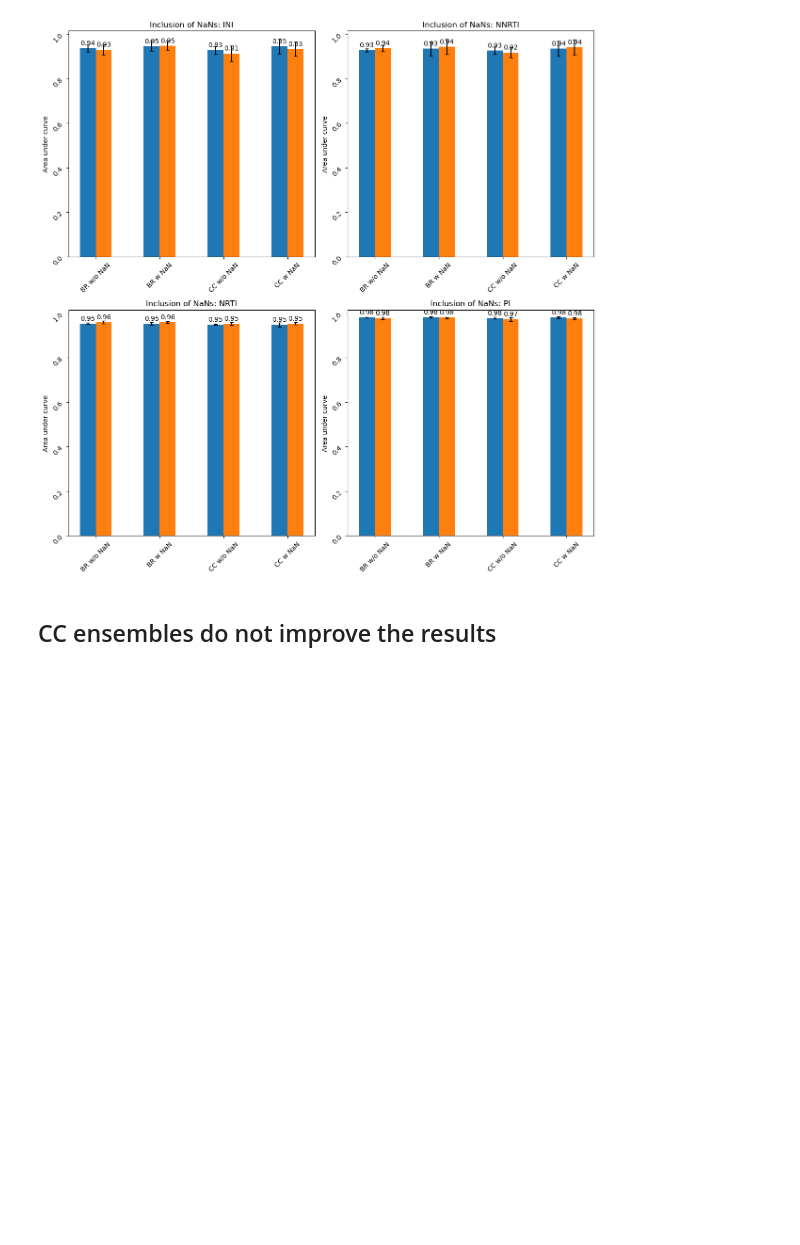
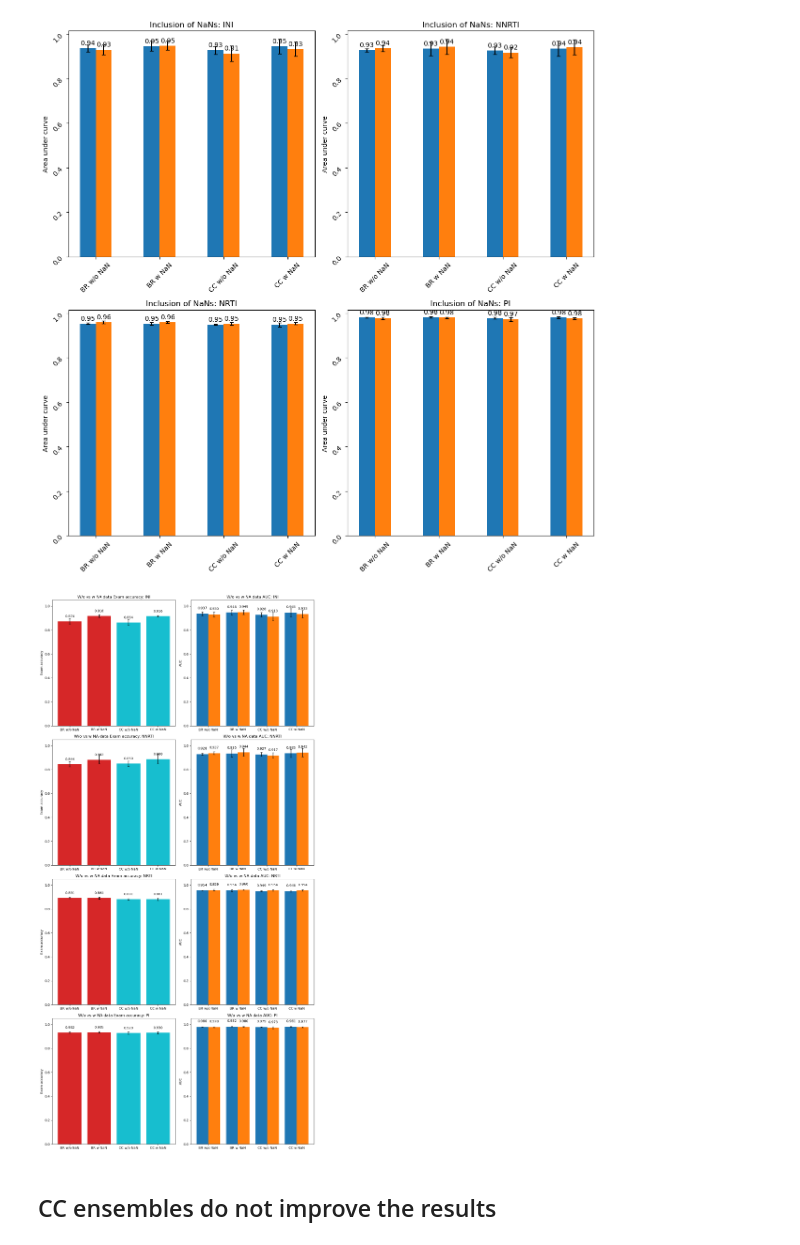
Before and after one commit to FloAvis/Masterthesis_TabPFN_HIV, a Jupyter notebook: statistics/PT_statistics.ipynb, the cells around one changed output. Cells and saved outputs as stored; diff of their text form; code cells hidden in the pictures; blank space fills up the shorter version.

```diff
--- a/statistics/PT_statistics.ipynb
+++ b/statistics/PT_statistics.ipynb
@@ -475,6 +560,92 @@ fig.tight_layout()
 #plt.savefig("../figures/04_Incl_NaN/Incl_NaN_AUC.png")
 # %% [output]
 [figure]
+# %%
+files = ["Binary_Relevance_5_fold_MOC_prediction_new_save.csv", "Binary_Relevance_5_fold_homebrew_prediction_new_save.csv", "Classifier_Chain_5_fold_homebrew_prediction_woNaN_new_save.csv", "Classifier_Chain_5_fold_homebrew_prediction_new_save.csv"]
+
+
+tmp_sub_accs_fold_mean, tmp_sub_accs_fold_std = result_handler.calc_metrics(filepath_list, files, result_handler.exam_acc,metric_args={}, drop_na=True)
+
+df_sub_accs_groups_mean = pd.DataFrame(tmp_sub_accs_fold_mean)
+df_sub_accs_groups_std = pd.DataFrame(tmp_sub_accs_fold_std)
+
+
+files = ["Binary_Relevance_probabilities_5_fold_MOC_prediction_new_save.csv", "Binary_Relevance_probabilities_5_fold_homebrew_prediction_new_save.csv", "Classifier_Chain_probabilities_5_fold_homebrew_prediction_woNaN_new_save.csv", "Classifier_Chain_probabilities_5_fold_homebrew_prediction_new_save.csv"]
+
+tmp_roc_auc_mean, tmp_roc_auc_std = result_handler.calc_metrics(filepath_list, files, roc_auc_score,metric_args={"average": "macro"}, drop_na=True)
+
+df_roc_auc_mean = pd.DataFrame(tmp_roc_auc_mean)
+df_roc_auc_std = pd.DataFrame(tmp_roc_auc_std)
+
+tmp_prc_auc_mean, tmp_prc_auc_std = result_handler.calc_metrics(filepath_list, files, result_handler.prc_auc_score,metric_args={"multiclass":"ovr"}, drop_na=True)
+
+df_prc_auc_mean = pd.DataFrame(tmp_prc_auc_mean)
+df_prc_auc_std = pd.DataFrame(tmp_prc_auc_std)
+
+
+models_w_TabPFN = ["BR w/o NaN", "BR w NaN", "CC w/o NaN", "CC w NaN"]
+
+color = ["tab:red"] * 2 + ["tab:cyan"] * 2
+
+labels = models_w_TabPFN
+
+x = np.arange(len(labels))  # the label locations
+width = 0.4  # the width of the bars
+
+fig, axs = plt.subplots(4, 2, figsize=(12, 24))
+#fig.tight_layout()
+
+axs = axs.flatten()
+
+means = []
+
+for i, drug in enumerate(df_prc_auc_mean.columns.values.tolist()):
+
+    j = i * 2
+
+    p = axs[j].bar(models_w_TabPFN, df_sub_accs_groups_mean[drug], color=color)
+    axs[j].errorbar(models_w_TabPFN, df_sub_accs_groups_mean[drug], yerr=df_sub_accs_groups_std[drug],capsize=3, fmt="none", ecolor="black")
+
+    axs[j].bar_label(p, label_type="edge", fmt='%.3f', padding=10)
+
+    #axs[i].set_xticks(x)
+    #axs[i].set_xticklabels(target_ml["Drug"])
+    axs[j].set_ylabel('Exam accuracy')
+    axs[j].set_ylim(0, 1.05)
+    axs[j].set_title('W/o vs w NA data Exam accuracy: ' + drug)
+
+    multiplier = -0.5
+
+    offset = width * multiplier
+    rects = axs[j + 1].bar(x + offset, df_roc_auc_mean[drug], width, label="ROC AUC")
+    axs[j + 1].bar_label(rects, fmt='%.3f', padding=12)
+    axs[j + 1].errorbar(x + offset, df_roc_auc_mean[drug], yerr=df_roc_auc_std[drug],capsize=3, fmt="none", ecolor="black")
+    multiplier += 1
+
+    offset = width * multiplier
+    rects2 = axs[j + 1].bar(x + offset, df_prc_auc_mean[drug], width, label="PRC AUC")
+    axs[j + 1].bar_label(rects2, fmt='%.3f', padding=12)
+    axs[j + 1].errorbar(x + offset, df_prc_auc_mean[drug], yerr=df_prc_auc_std[drug],capsize=3, fmt="none", ecolor="black")
+
+    multiplier += 1
+
+
+    #axs[i].bar_label(p, label_type="edge", padding=10, fmt="%.3f")
+
+    axs[j + 1].set_xticks(x)
+    axs[j + 1].set_xticklabels(models_w_TabPFN)
+    #axs[j + 1].tick_params(rotation=45)
+    axs[j + 1].set_ylabel('AUC')
+    axs[j+1].set_ylim(0, 1.05)
+    axs[j + 1].set_title('W/o vs w NA data AUC: ' + drug)
+
+fig.tight_layout()
+
+#plt.show()
+
+plt.savefig("../figures/04_Incl_NaN/Comparison_W_wo_NaN.png")
+# %% [output]
+[figure, added]
 # %% [markdown]
 ## CC ensembles do not improve the results
 # %%
```
Also changed, not shown: parts of 10 cells of this notebook, 2 other files.
